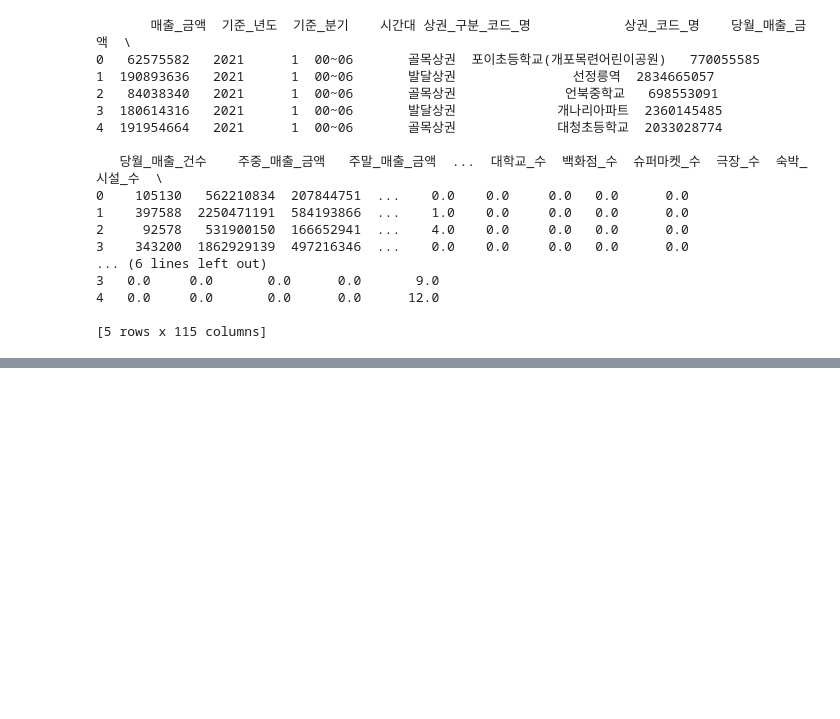
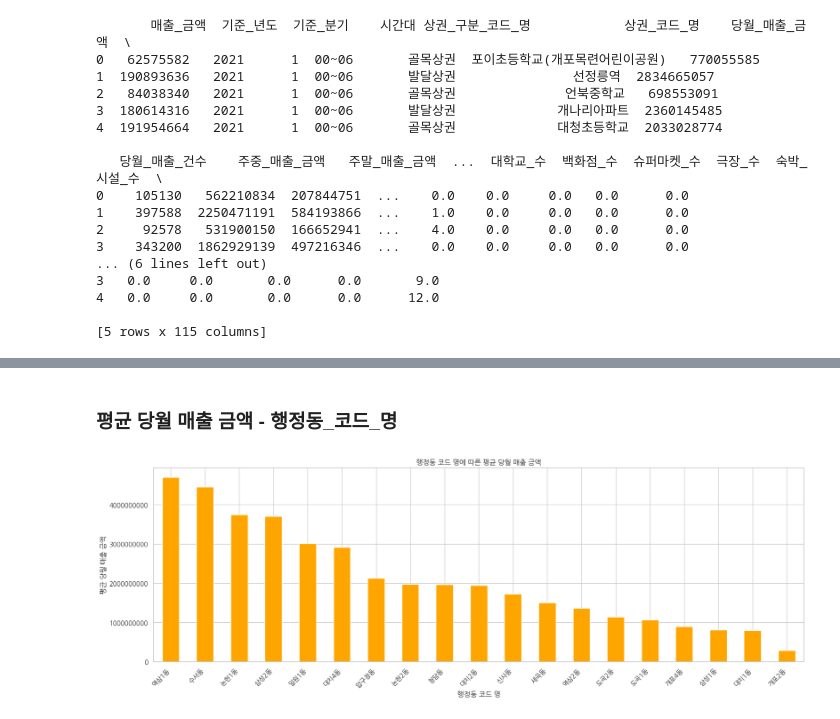
Before and after one commit to hyelin606/Semi-Project, a Jupyter notebook: 강남구 2021~2023.ipynb, the cells around one changed output, grey strips where cells are left out. Cells and saved outputs as stored; diff of their text form; code cells hidden in the pictures; blank space fills up the shorter version.

```diff
--- a/강남구 2021~2023.ipynb
+++ b/강남구 2021~2023.ipynb
@@ -936,0 +1081,22 @@ df.to_csv(output_path, index=False)
+# %% [markdown]
+### 평균 당월 매출 금액 - 행정동_코드_명
+# %%
+import pandas as pd
+import matplotlib.pyplot as plt
+
+# Group the data by '행정동_코드_명' and calculate the mean of monthly sales
+average_monthly_sales_by_market_type = df.groupby('행정동_코드_명')['당월_매출_금액'].mean()
+
+# Visualization
+plt.figure(figsize=(20, 6))
+bar_plot = average_monthly_sales_by_market_type.sort_values(ascending=False).plot(kind='bar', color='orange')
+plt.title('행정동 코드 명에 따른 평균 당월 매출 금액')
+plt.xlabel('행정동 코드 명')
+plt.ylabel('평균 당월 매출 금액')
+plt.xticks(rotation=45, ha='right')
+
+# y 축 단위를 전체로 설정
+plt.ticklabel_format(axis='y', style='plain', useOffset=False)
+plt.show()
+# %% [output]
+[figure, added]
```
Also changed, not shown: parts of 47 cells of this notebook, 43 other files.
